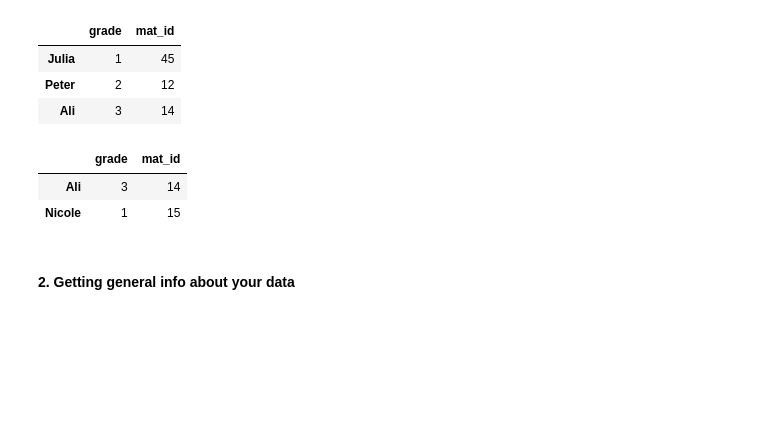
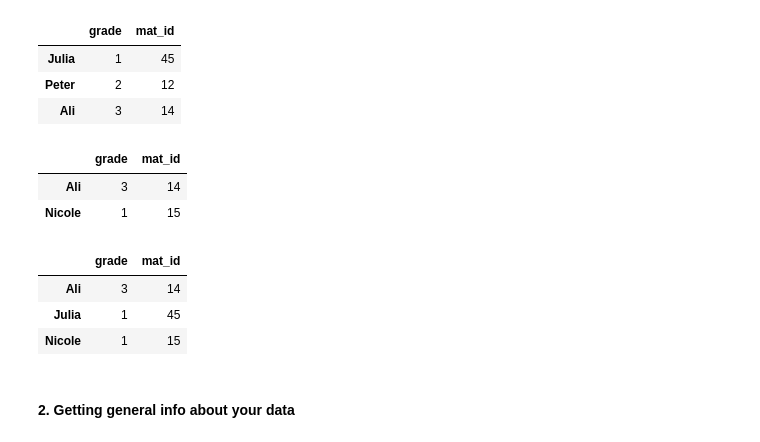
Before and after one commit to IS3UniCologne/Advanced_Analytics_And_Applications_2022, a Jupyter notebook: 01/Workshop_01.ipynb, the cells around one changed output. Cells and saved outputs as stored; diff of their text form; code cells hidden in the pictures; blank space fills up the shorter version.

```diff
--- a/01/Workshop_01.ipynb
+++ b/01/Workshop_01.ipynb
@@ -160,6 +158,13 @@ df.tail(n=2) # returns the last two rows
 |  | grade | mat_id |
 | Ali | 3 | 14 |
 | Nicole | 1 | 15 |
+# %%
+df.sample(3)
+# %% [output]
+|  | grade | mat_id |
+| Ali | 3 | 14 |
+| Julia | 1 | 45 |
+| Nicole | 1 | 15 |
 # %% [markdown]
 #### 2. Getting general info about your data
 # %% [markdown]
```
Also changed, not shown: parts of 1 cell of this notebook, 12 other files.
